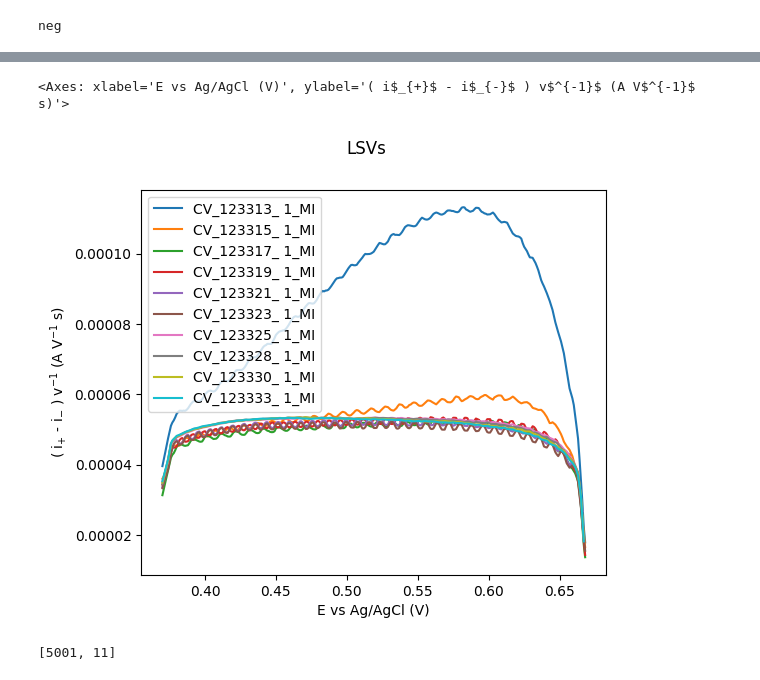
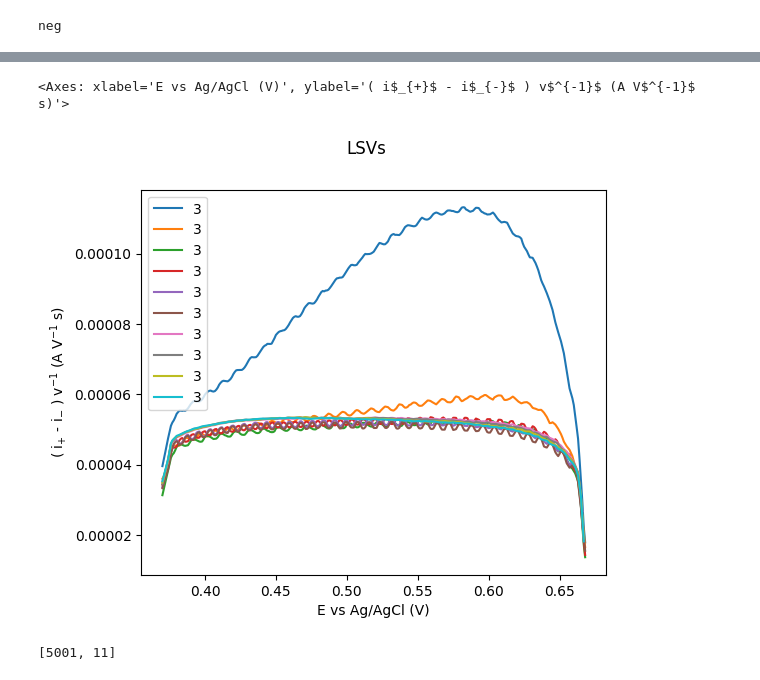
Before and after one commit to NordicEC/EC4py, a Jupyter notebook: dev/CV_Datas/MWE_CV_Datas_1_capacitance.ipynb, the cells around one changed output, grey strips where cells are left out. Saved outputs shown, nothing was run; the diff lists cells and outputs as text; code cells hidden in the pictures.

```diff
--- a/dev/CV_Datas/MWE_CV_Datas_1_capacitance.ipynb
+++ b/dev/CV_Datas/MWE_CV_Datas_1_capacitance.ipynb
@@ -109,9 +174,9 @@ slope:  nan     nan
 # %%
 b=a.get_sweep("dif")
-b.plot(RATE)
+b.plot(RATE,LEGEND.MWE_CH)
 # %% [output]
 <Axes: xlabel='E vs Ag/AgCl (V)', ylabel='( i$_{+}$ - i$_{-}$ ) v$^{-1}$ (A V$^{-1}$ s)'>
-[figure, old version]
+[figure, new version]
 # %%
 import numpy as np
 import pandas as pd
```
Also changed, not shown: parts of 20 cells of this notebook, 17 other files.
